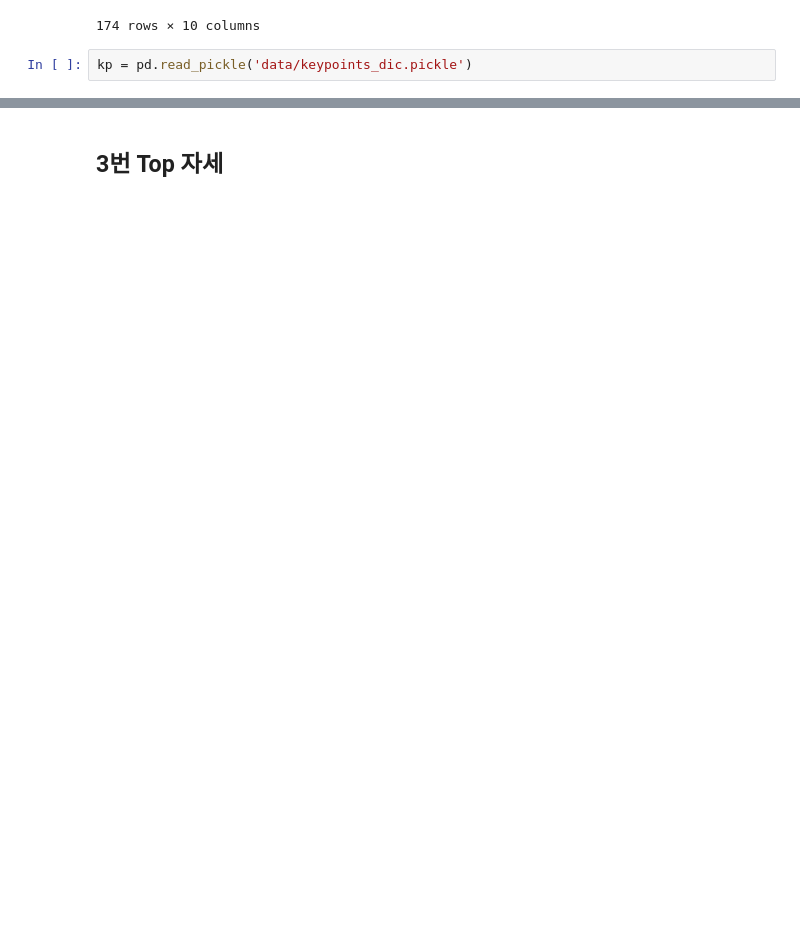
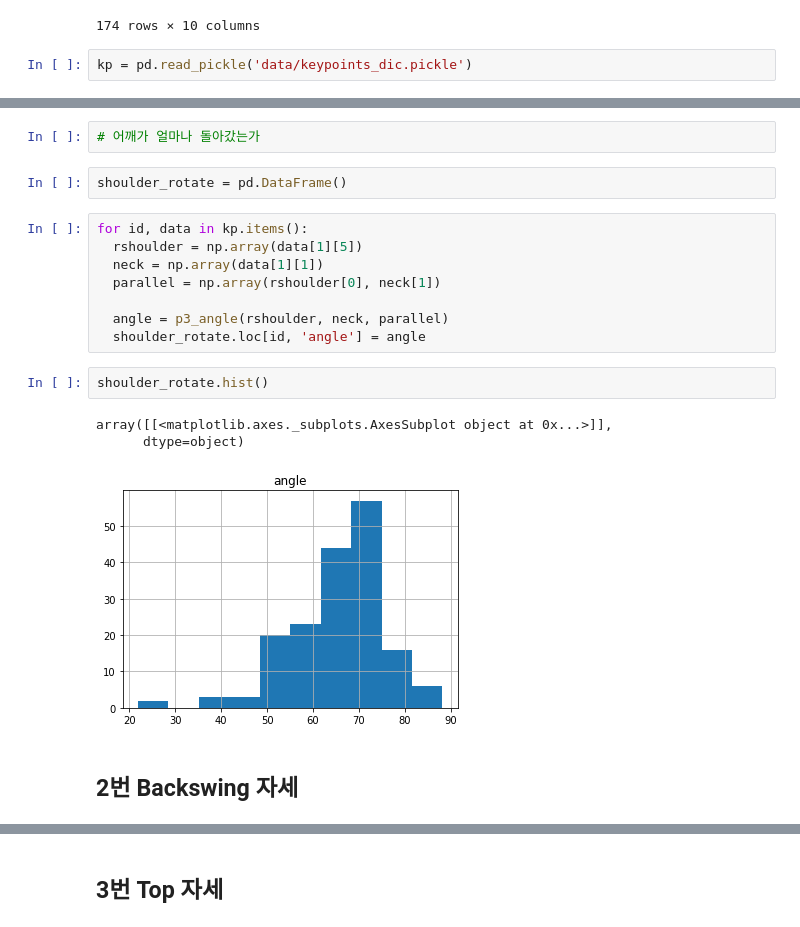
Before and after one commit to muu86/golf_prj, a Jupyter notebook: swing_anal.ipynb, the cells around one changed output, grey strips where cells are left out. Saved outputs shown, nothing was run; the diff lists cells and outputs as text; blank space fills up the shorter version.

```diff
--- a/swing_anal.ipynb
+++ b/swing_anal.ipynb
@@ -63,0 +140,20 @@ kp
+# %%
+# 어깨가 얼마나 돌아갔는가
+# %%
+shoulder_rotate = pd.DataFrame()
+# %%
+for id, data in kp.items():
+  rshoulder = np.array(data[1][5])
+  neck = np.array(data[1][1])
+  parallel = np.array(rshoulder[0], neck[1])
+
+  angle = p3_angle(rshoulder, neck, parallel)
+  shoulder_rotate.loc[id, 'angle'] = angle
+# %%
+shoulder_rotate.hist()
+# %% [output]
+array([[<matplotlib.axes._subplots.AxesSubplot object at 0x...>]],
+      dtype=object)
+[figure, added]
+# %% [markdown]
+## 2번 Backswing 자세
```
Also changed, not shown: parts of 36 cells of this notebook.
